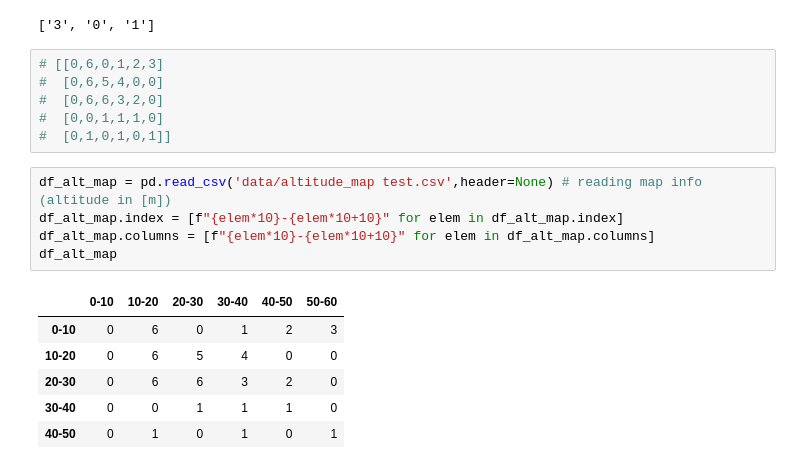
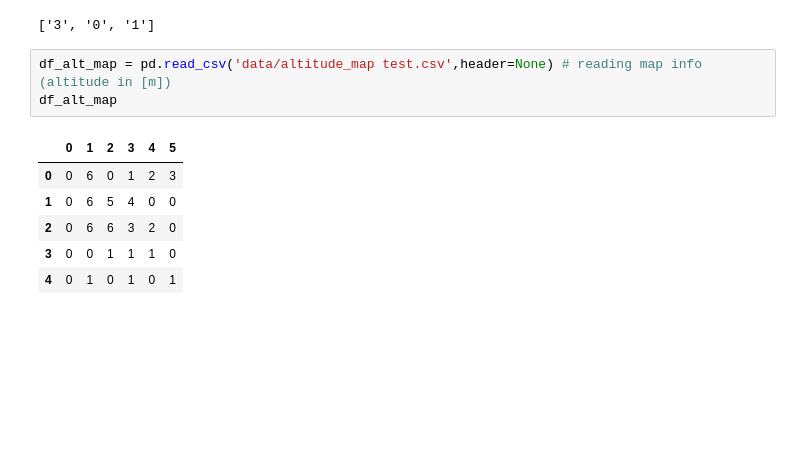
Before and after one commit to JorgeIvanJH/Isazi, a Jupyter notebook: test.ipynb, the cells around one changed output. Drawn from its saved outputs; the diff is of its cells as text; blank space fills up the shorter version.

```diff
--- a/test.ipynb
+++ b/test.ipynb
@@ -165,21 +168,13 @@ for start_n,end_n,weight in zip(start_nodes,end_nodes,capacities):
 nx.shortest_path(G, '3', '1', weight='weight')
 # %% [output]
 ['3', '0', '1']
-# %%
-# [[0,6,0,1,2,3]
-#  [0,6,5,4,0,0]
-#  [0,6,6,3,2,0]
-#  [0,0,1,1,1,0]
-#  [0,1,0,1,0,1]]
 # %%
 df_alt_map = pd.read_csv('data/altitude_map test.csv',header=None) # reading map info (altitude in [m])
-df_alt_map.index = [f"{elem*10}-{elem*10+10}" for elem in df_alt_map.index]
-df_alt_map.columns = [f"{elem*10}-{elem*10+10}" for elem in df_alt_map.columns]
 df_alt_map
 # %% [output]
-|  | 0-10 | 10-20 | 20-30 | 30-40 | 40-50 | 50-60 |
-| 0-10 | 0 | 6 | 0 | 1 | 2 | 3 |
-| 10-20 | 0 | 6 | 5 | 4 | 0 | 0 |
-| 20-30 | 0 | 6 | 6 | 3 | 2 | 0 |
-| 30-40 | 0 | 0 | 1 | 1 | 1 | 0 |
-| 40-50 | 0 | 1 | 0 | 1 | 0 | 1 |
+|  | 0 | 1 | 2 | 3 | 4 | 5 |
+| 0 | 0 | 6 | 0 | 1 | 2 | 3 |
+| 1 | 0 | 6 | 5 | 4 | 0 | 0 |
+| 2 | 0 | 6 | 6 | 3 | 2 | 0 |
+| 3 | 0 | 0 | 1 | 1 | 1 | 0 |
+| 4 | 0 | 1 | 0 | 1 | 0 | 1 |
```
Also changed, not shown: parts of 5 cells of this notebook, 5 other files.
